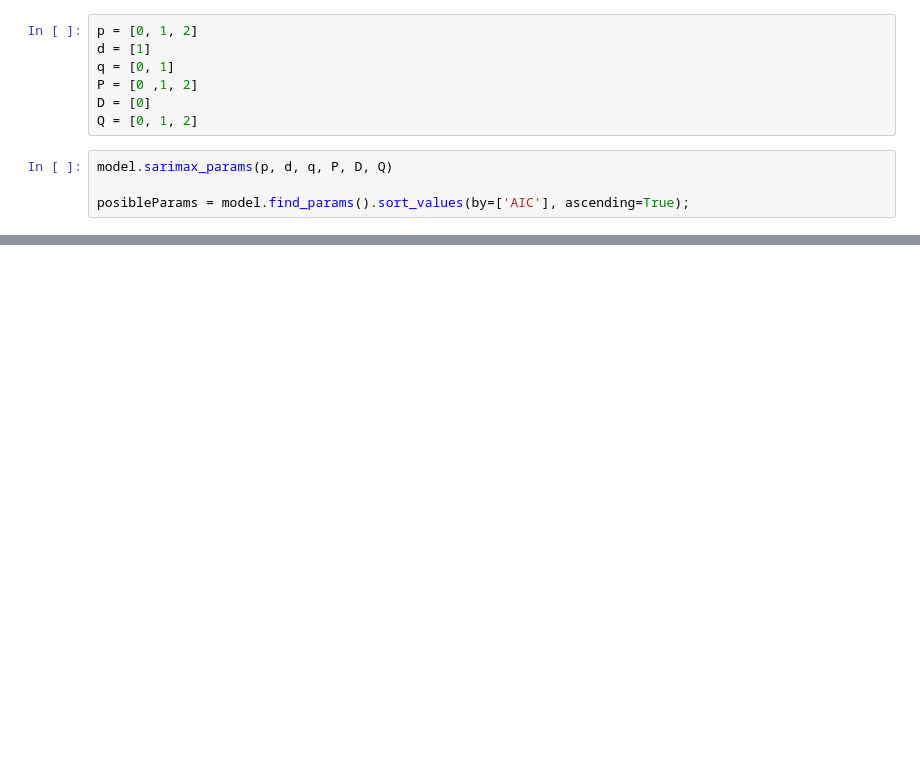
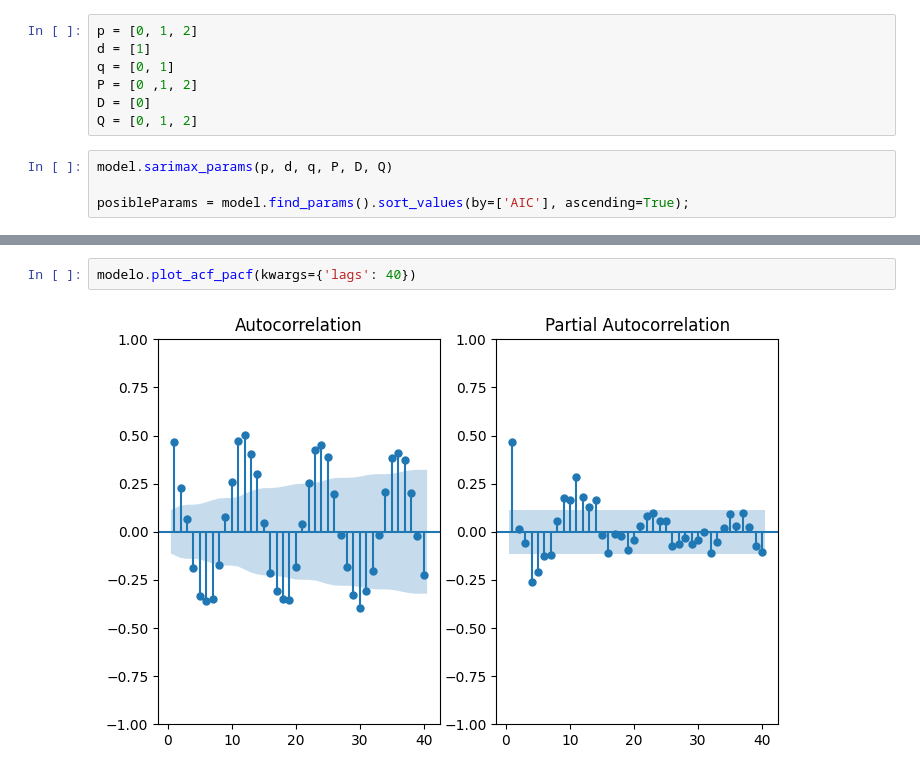
Before and after one commit to flavioherrada09/Tarea3_Herrada_Murguia, a Jupyter notebook: Tarea_3.ipynb, the cells around one changed output, grey strips where cells are left out. Drawn from its saved outputs; the diff is of its cells as text; blank space fills up the shorter version.

```diff
--- a/Tarea_3.ipynb
+++ b/Tarea_3.ipynb
@@ -371,0 +564,4 @@ model.predict(100)
+# %%
+modelo.plot_acf_pacf(kwargs={'lags': 40})
+# %% [output]
+[figure, added]
```
Also changed, not shown: parts of 25 cells of this notebook.
